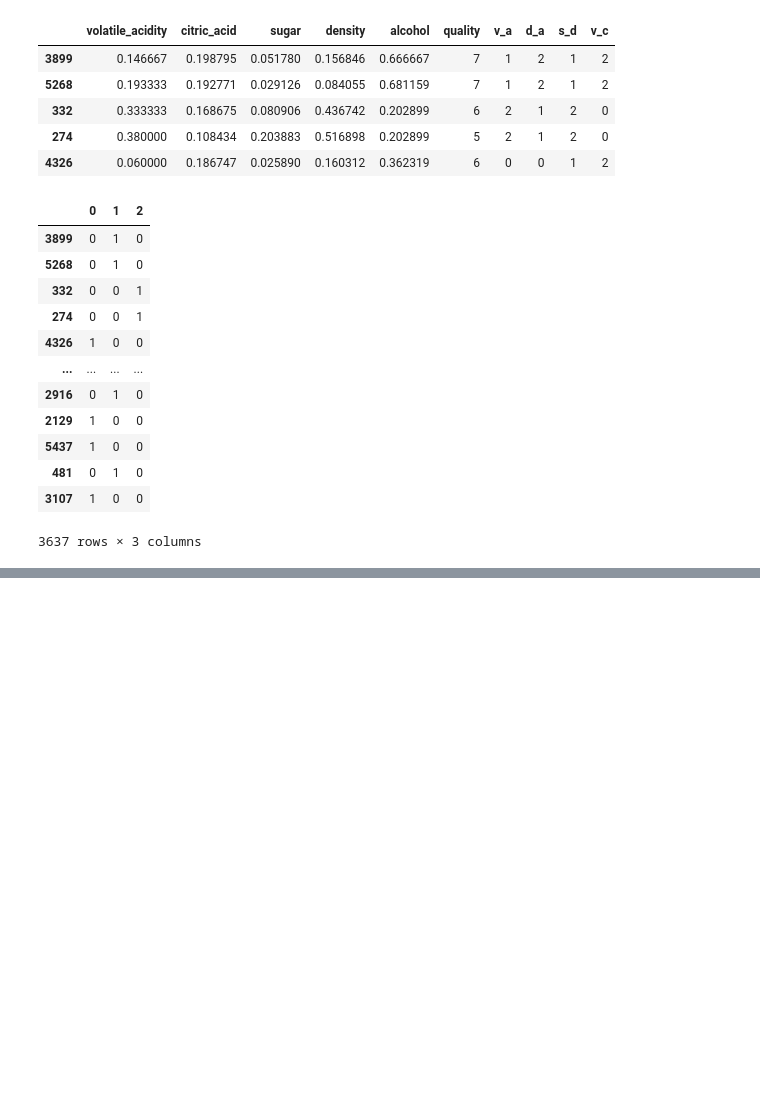
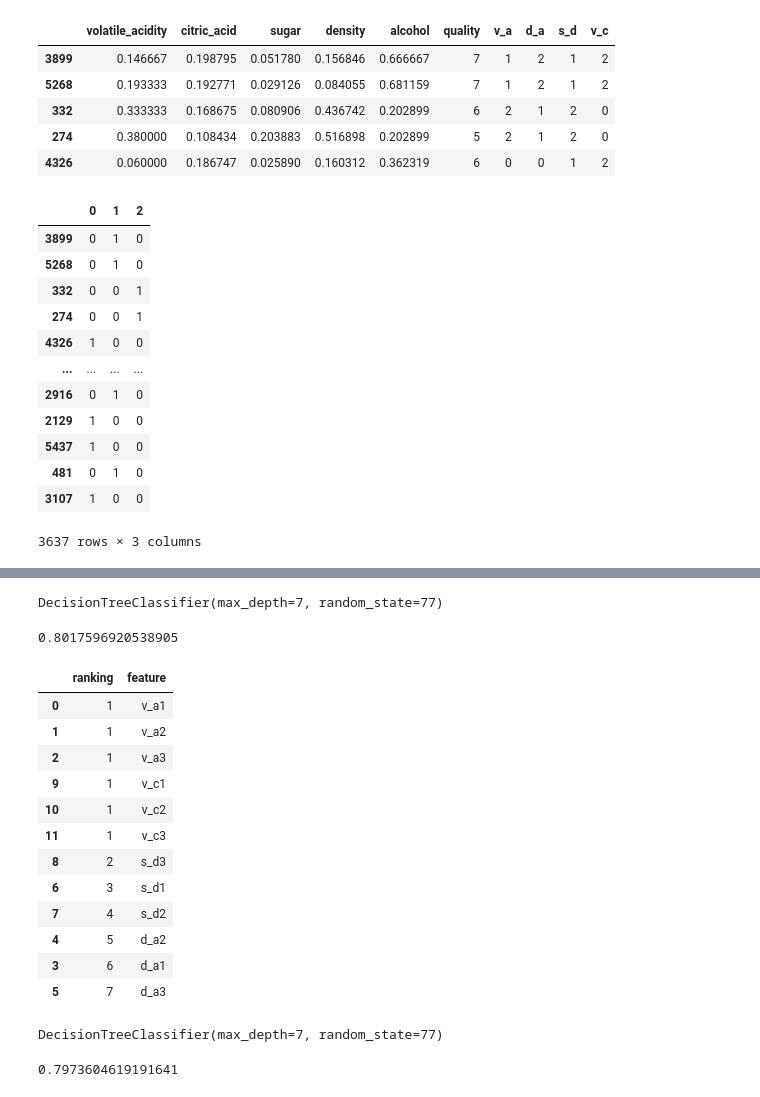
Before and after one commit to Fine-Wine/clustering-project-wine, a Jupyter notebook: Modeling.ipynb, the cells around one changed output, grey strips where cells are left out. Drawn from its saved outputs; the diff is of its cells as text; code cells hidden in the pictures; blank space fills up the shorter version.

Commit message:
model stage 1

```diff
--- a/Modeling.ipynb
+++ b/Modeling.ipynb
@@ -166,0 +211,3 @@ d
+# %%
+df_y = df['is_good']
+df_y
@@ -166,0 +227,2 @@ d
+# %%
+df = df.drop(columns = ['is_good', 'baseline'])
@@ -166,0 +231,5 @@ d
+# %%
+train_tree = train_tree.fit(df, df_y)
+train_tree
+# %% [output]
+DecisionTreeClassifier(max_depth=7, random_state=77)
@@ -166,0 +239,39 @@ d
+# %%
+train_tree.score(df, df_y)
+# %% [output]
+0.8017596920538905
+# %%
+def rfe(X, y, n):
+    '''
+    This function takes in the features, target variable
+    and number of top features desired and returns a dataframe with
+    the features ranked
+    '''
+    from sklearn.linear_model import LinearRegression
+    from sklearn.feature_selection import SelectKBest, f_regression, RFE
+    lm = LinearRegression()
+    rfe = RFE(lm, n_features_to_select=n)
+    rfe.fit(X, y)
+    ranks = rfe.ranking_
+    columns = X.columns.tolist()
+    feature_ranks = pd.DataFrame({'ranking': ranks, 'feature': columns})
+    return feature_ranks.sort_values('ranking')
+# Function to create feature engineering using rfe to select best features
+# %%
+# Feture engineering usings RFE to confirm best features.
+feature_ranks = rfe(df, df_y, 6)
+feature_ranks
+# %% [output]
+|  | ranking | feature |
+| 0 | 1 | v_a1 |
+| 1 | 1 | v_a2 |
+| 2 | 1 | v_a3 |
+| 9 | 1 | v_c1 |
+| 10 | 1 | v_c2 |
+| 11 | 1 | v_c3 |
+| 8 | 2 | s_d3 |
+| 6 | 3 | s_d1 |
+| 7 | 4 | s_d2 |
+| 4 | 5 | d_a2 |
+| 3 | 6 | d_a1 |
+| 5 | 7 | d_a3 |
@@ -166,0 +282,5 @@ d
+# %%
+train_tree = train_tree.fit(df1, df_y)
+train_tree
+# %% [output]
+DecisionTreeClassifier(max_depth=7, random_state=77)
@@ -166,0 +290,4 @@ d
+# %%
+train_tree.score(df1, df_y)
+# %% [output]
+0.7973604619191641
```
Also changed, not shown: parts of 18 cells of this notebook, 1 other file.
